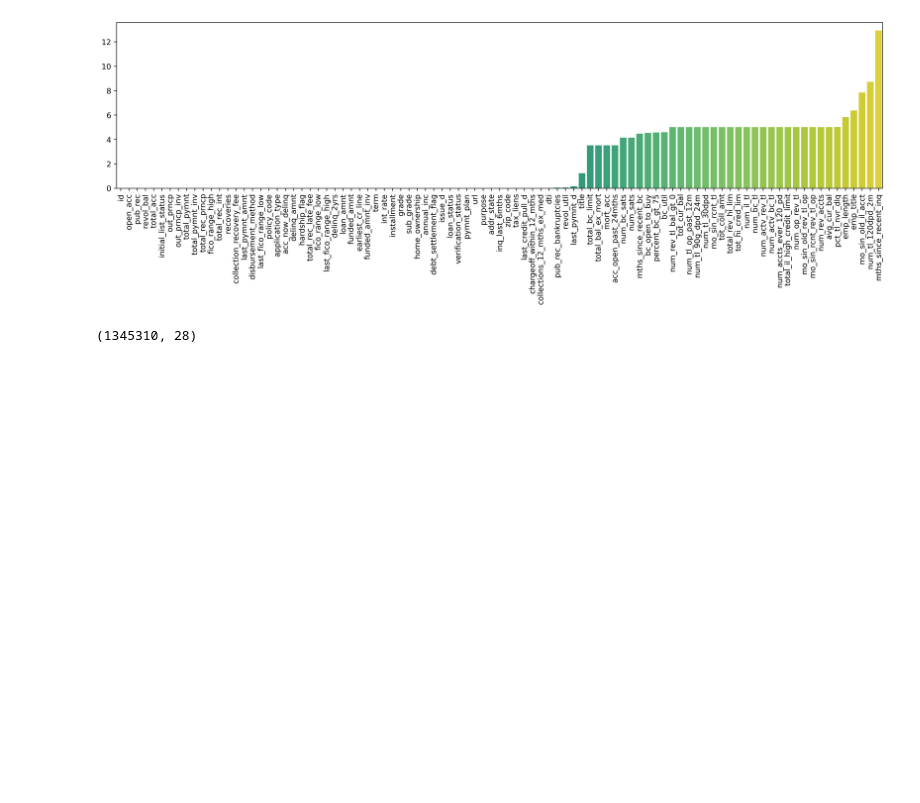
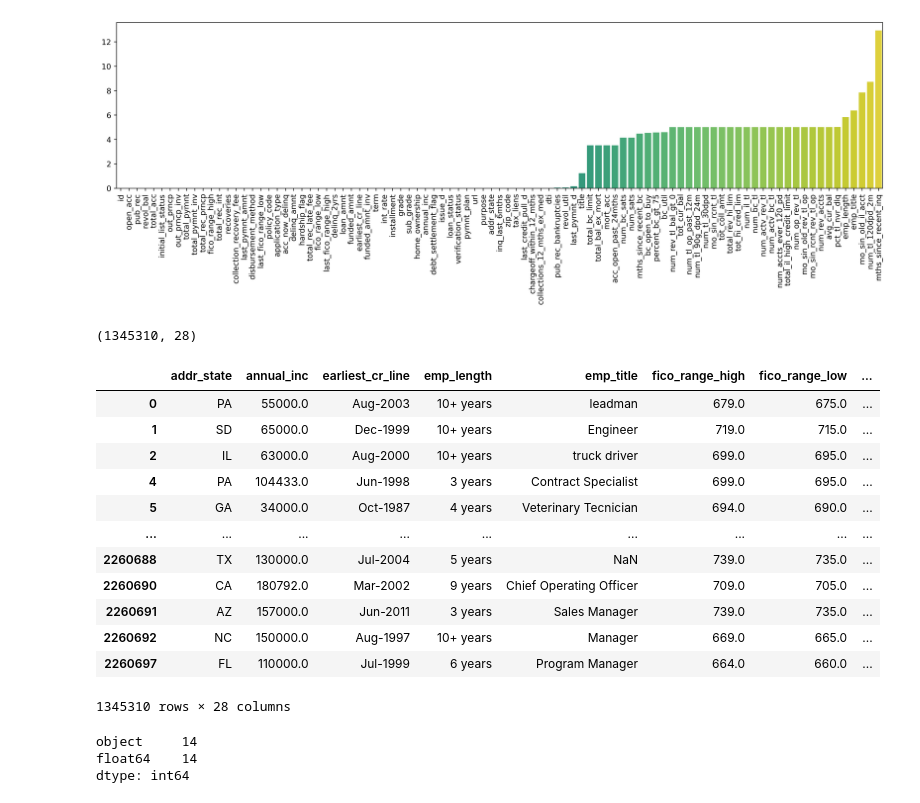
Before and after one commit to dstushar7/credit-risk-analysis, a Jupyter notebook: Credit Risk.ipynb, the cells around one changed output. Saved outputs shown, nothing was run; the diff lists cells and outputs as text; code cells hidden in the pictures; blank space fills up the shorter version.

```diff
--- a/Credit Risk.ipynb
+++ b/Credit Risk.ipynb
@@ -163,3 +163,25 @@ df.shape
 (1345310, 28)
 # %%
 # Data is now cleaned
+df
+# %% [output]
+|  | addr_state | annual_inc | earliest_cr_line | emp_length | emp_title | fico_range_high | fico_range_low | ... |
+| 0 | PA | 55000.0 | Aug-2003 | 10+ years | leadman | 679.0 | 675.0 | ... |
+| 1 | SD | 65000.0 | Dec-1999 | 10+ years | Engineer | 719.0 | 715.0 | ... |
+| 2 | IL | 63000.0 | Aug-2000 | 10+ years | truck driver | 699.0 | 695.0 | ... |
+| 4 | PA | 104433.0 | Jun-1998 | 3 years | Contract Specialist | 699.0 | 695.0 | ... |
+| 5 | GA | 34000.0 | Oct-1987 | 4 years | Veterinary Tecnician | 694.0 | 690.0 | ... |
+| ... | ... | ... | ... | ... | ... | ... | ... | ... |
+| 2260688 | TX | 130000.0 | Jul-2004 | 5 years | NaN | 739.0 | 735.0 | ... |
+| 2260690 | CA | 180792.0 | Mar-2002 | 9 years | Chief Operating Officer | 709.0 | 705.0 | ... |
+| 2260691 | AZ | 157000.0 | Jun-2011 | 3 years | Sales Manager | 739.0 | 735.0 | ... |
+| 2260692 | NC | 150000.0 | Aug-1997 | 10+ years | Manager | 669.0 | 665.0 | ... |
+| 2260697 | FL | 110000.0 | Jul-1999 | 6 years | Program Manager | 664.0 | 660.0 | ... |
+1345310 rows × 28 columns
+# %%
+# Checking data types of columns
+df.dtypes.value_counts()
+# %% [output]
+object     14
+float64    14
+dtype: int64
```
Also changed, not shown: parts of 1 cell of this notebook.
